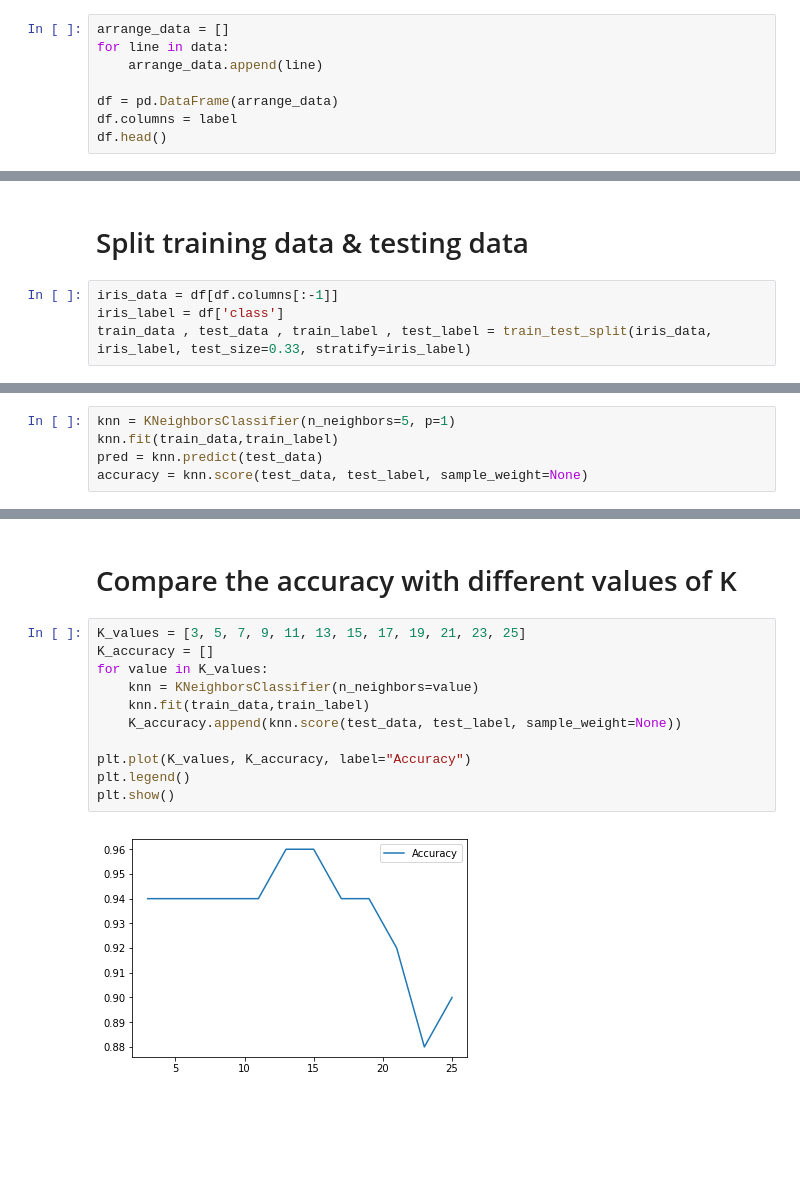
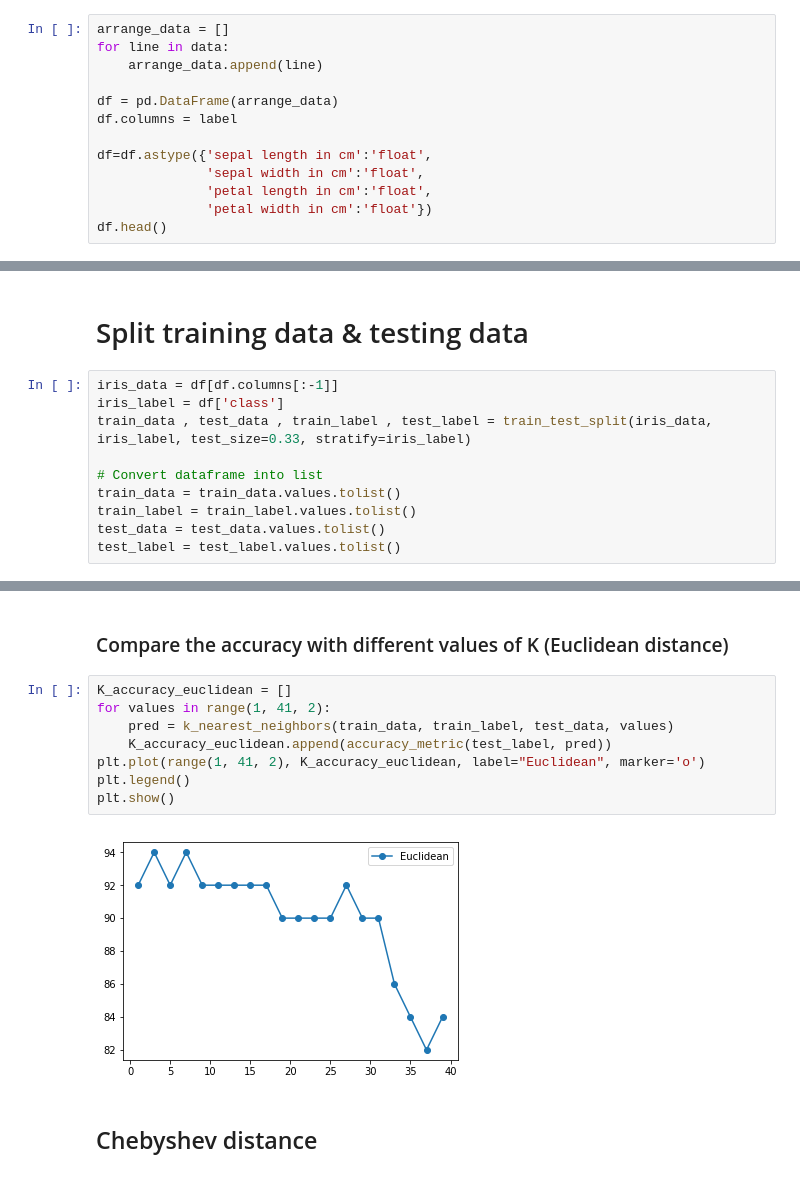
Before and after one commit to pete710592/2019_DataMining, a Jupyter notebook: Homework02_Measure of Similarity on Data Objects/Iris.ipynb, the cells around one changed output, grey strips where cells are left out. Saved outputs shown, nothing was run; the diff lists cells and outputs as text; blank space fills up the shorter version.

```diff
--- a/Homework02_Measure of Similarity on Data Objects/Iris.ipynb
+++ b/Homework02_Measure of Similarity on Data Objects/Iris.ipynb
@@ -23,6 +22,11 @@ for line in data:
 
 df = pd.DataFrame(arrange_data)
 df.columns = label
+
+df=df.astype({'sepal length in cm':'float',
+              'sepal width in cm':'float',
+              'petal length in cm':'float',
+              'petal width in cm':'float'})
 df.head()
 # %% [output]
 |  | sepal length in cm | sepal width in cm | petal length in cm | petal width in cm | class |
@@ -37,4 +41,10 @@ df.head()
 iris_data = df[df.columns[:-1]]
 iris_label = df['class']
 train_data , test_data , train_label , test_label = train_test_split(iris_data, iris_label, test_size=0.33, stratify=iris_label)
+
+# Convert dataframe into list
+train_data = train_data.values.tolist()
+train_label = train_label.values.tolist()
+test_data = test_data.values.tolist()
+test_label = test_label.values.tolist()
 # %% [markdown]
@@ -42,5 +52,0 @@ train_data , test_data , train_label , test_label = train_test_split(iris_data,
-# %%
-knn = KNeighborsClassifier(n_neighbors=5, p=1)
-knn.fit(train_data,train_label)
-pred = knn.predict(test_data)
-accuracy = knn.score(test_data, test_label, sample_weight=None)
@@ -72,15 +123,14 @@ Accuracy:  0.94
 # %% [markdown]
-# Compare the accuracy with different values of K
+### Compare the accuracy with different values of K (Euclidean distance)
-# %%
-K_values = [3, 5, 7, 9, 11, 13, 15, 17, 19, 21, 23, 25]
-K_accuracy = []
-for value in K_values:
-    knn = KNeighborsClassifier(n_neighbors=value)
-    knn.fit(train_data,train_label)
-    K_accuracy.append(knn.score(test_data, test_label, sample_weight=None))
-
-plt.plot(K_values, K_accuracy, label="Accuracy")
-plt.legend()
-plt.show()
-# %% [output]
-[figure, removed]
+# %%
+K_accuracy_euclidean = []
+for values in range(1, 41, 2):
+    pred = k_nearest_neighbors(train_data, train_label, test_data, values)
+    K_accuracy_euclidean.append(accuracy_metric(test_label, pred))
+plt.plot(range(1, 41, 2), K_accuracy_euclidean, label="Euclidean", marker='o')
+plt.legend()
+plt.show()
+# %% [output]
+[figure, added]
+# %% [markdown]
+## Chebyshev distance
```
Also changed, not shown: parts of 20 cells of this notebook, 2 other files.
